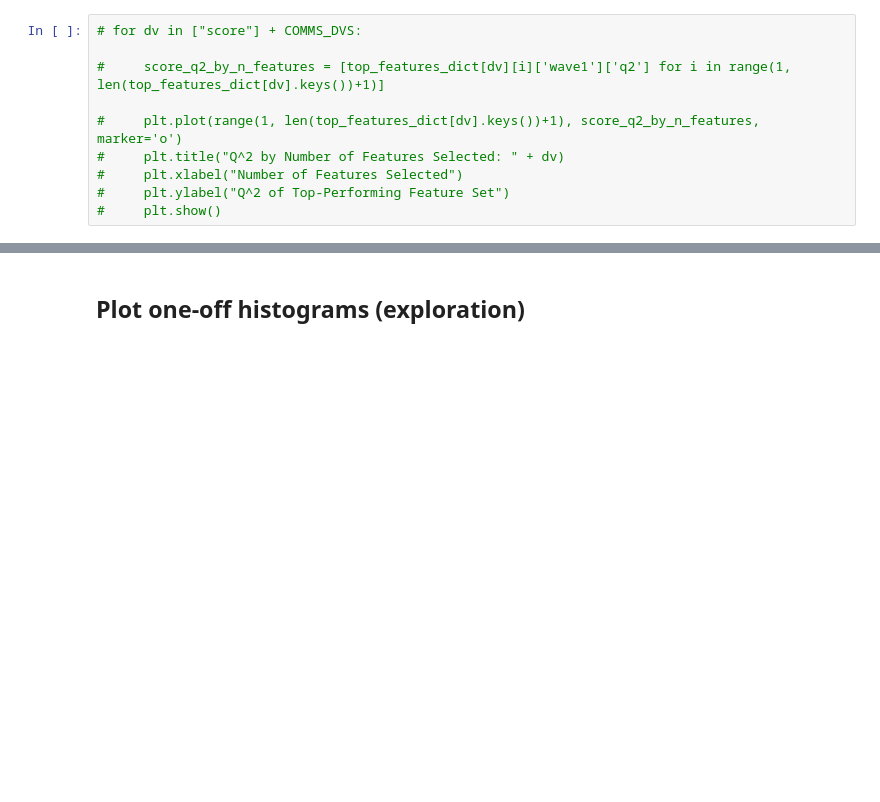
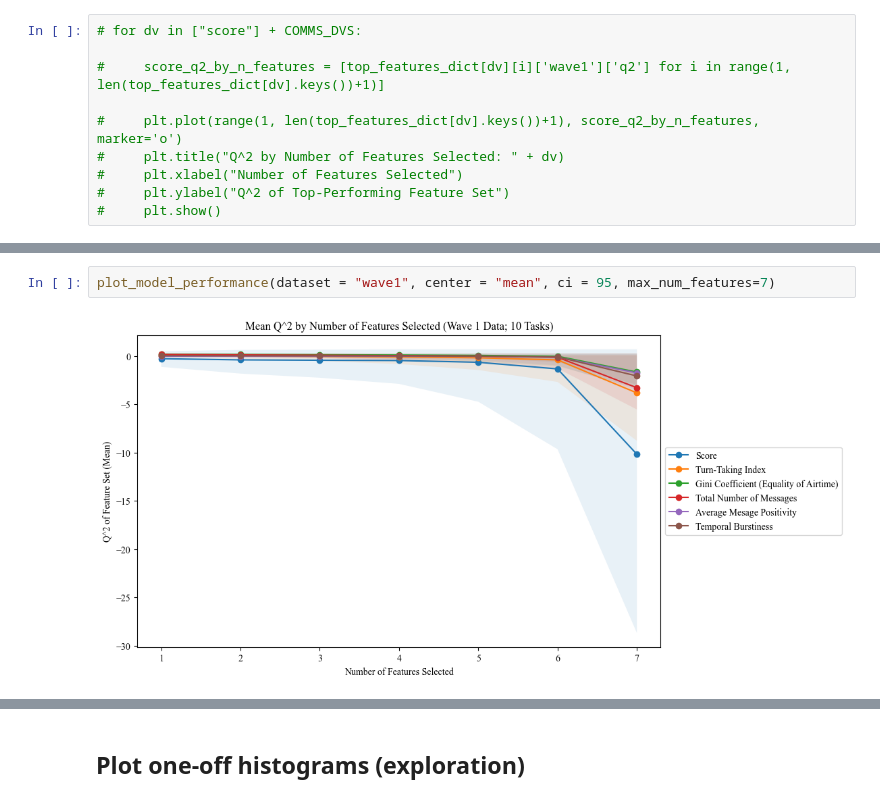
Before and after one commit to xehu/tpm-horse-race-modeling, a Jupyter notebook: task_map_explorations_with_multitask/empirical_experiment_visuals.ipynb, the cells around one changed output, grey strips where cells are left out. Cells and saved outputs as stored; diff of their text form; blank space fills up the shorter version.

```diff
--- a/task_map_explorations_with_multitask/empirical_experiment_visuals.ipynb
+++ b/task_map_explorations_with_multitask/empirical_experiment_visuals.ipynb
@@ -884,0 +997,4 @@ def plot_model_performance(dataset = "full", center = "mean", ci = 95):
+# %%
+plot_model_performance(dataset = "wave1", center = "mean", ci = 95, max_num_features=7)
+# %% [output]
+[figure, added]
```
Also changed, not shown: parts of 29 cells of this notebook, 4 other files.
